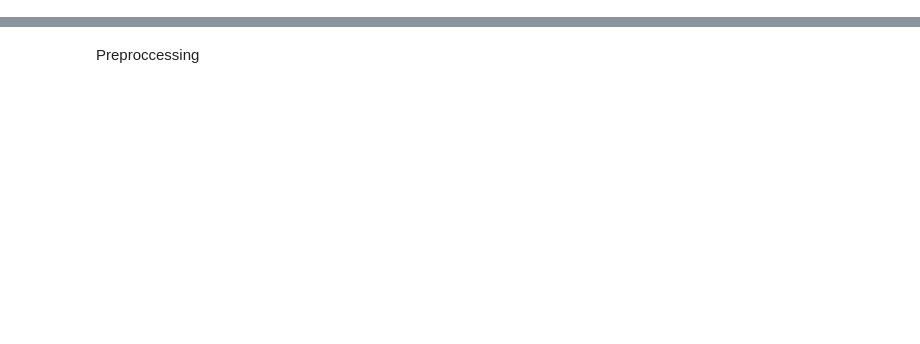
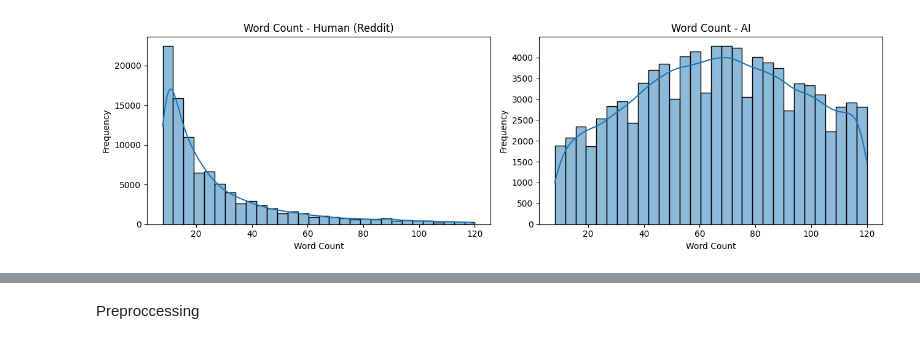
Before and after one commit to Youssef-Abdelshahid/AI-vs-Human-Text-Detection, a Jupyter notebook: AI_vs_Human_Text_Detection_Sentence.ipynb, the cells around one changed output, grey strips where cells are left out. Saved outputs shown, nothing was run; the diff lists cells and outputs as text; code cells hidden in the pictures; blank space fills up the shorter version.

```diff
--- a/AI_vs_Human_Text_Detection_Sentence.ipynb
+++ b/AI_vs_Human_Text_Detection_Sentence.ipynb
@@ -149,0 +368,14 @@ df.duplicated().sum()
+# %%
+df['_wc'] = df['text'].str.split().str.len()
+df['_cl'] = df['text'].str.len()
+# %%
+fig, axes = plt.subplots(1, 2, figsize=(13, 4))
+for src, label, ax in zip([0, 1], ['Human (Reddit)', 'AI'], axes):
+    sns.histplot(df[df['source'] == src]['_wc'], bins=30, kde=True, ax=ax)
+    ax.set_title(f'Word Count - {label}')
+    ax.set_xlabel('Word Count')
+    ax.set_ylabel('Frequency')
+plt.tight_layout()
+plt.show()
+# %% [output]
+[figure, added]
```
Also changed, not shown: parts of 101 cells of this notebook, 3 other files.
